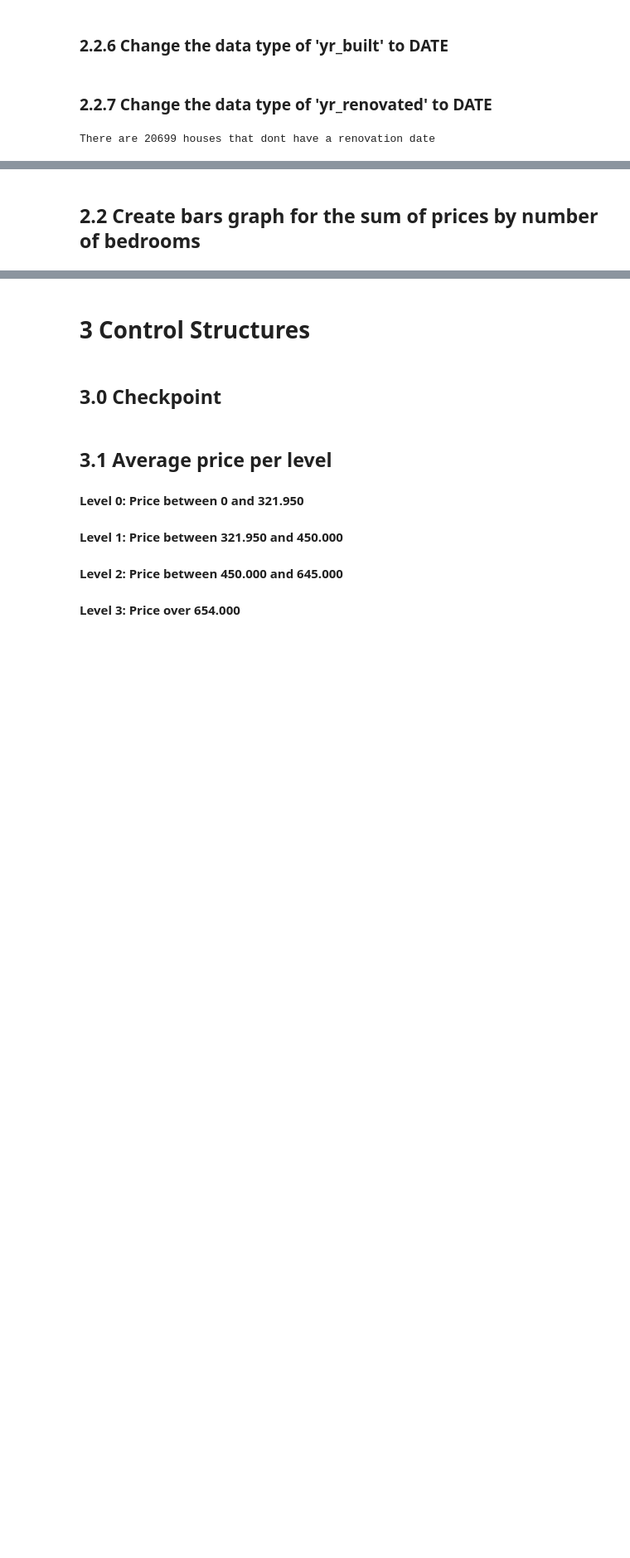
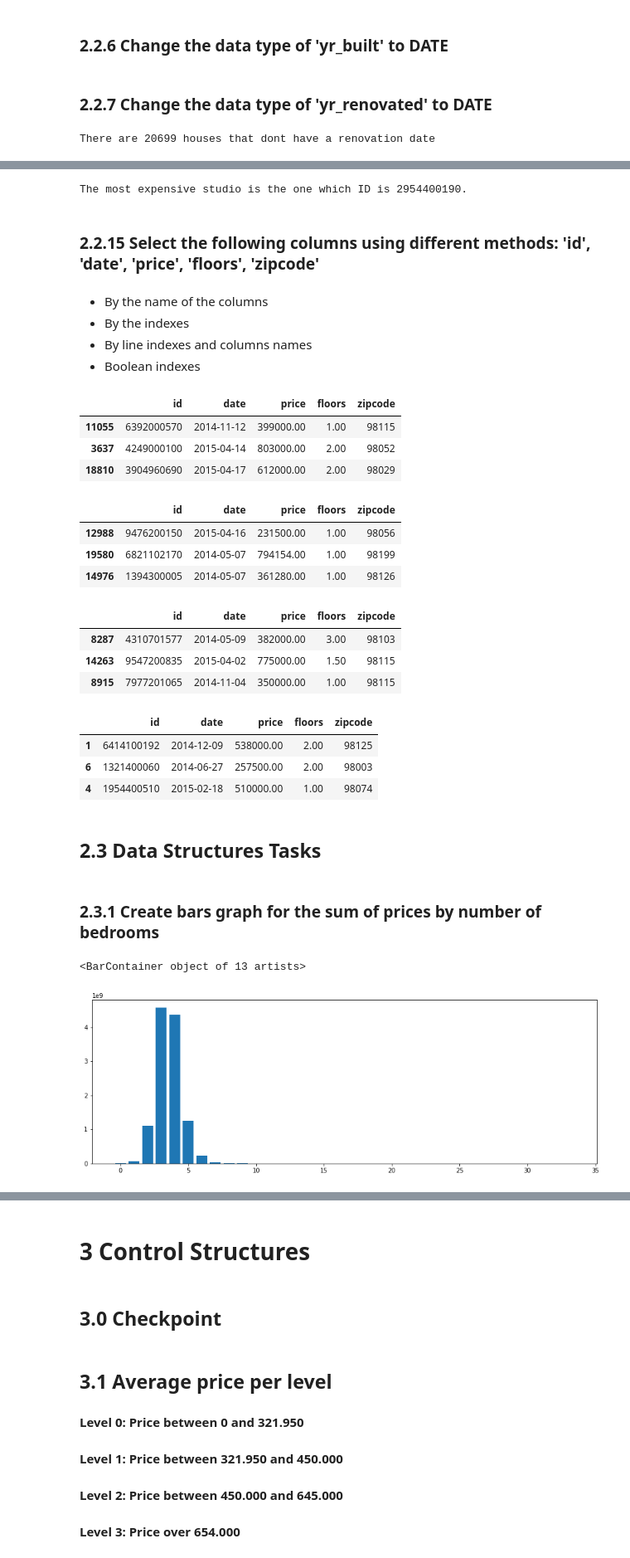
Before and after one commit to guillenery/house-sales-data-analysis, a Jupyter notebook: m03_house_sales_prediction_data_manipulation.ipynb, the cells around one changed output, grey strips where cells are left out. Shown: that part at 83% size. Cells and saved outputs as stored; diff of their text form; code cells hidden in the pictures; blank space fills up the shorter version.

Commit message:
finished data manipulation tasks

```diff
--- a/m03_house_sales_prediction_data_manipulation.ipynb
+++ b/m03_house_sales_prediction_data_manipulation.ipynb
@@ -369,6 +365,9 @@ The earliest renovation was on 1934.
+# %%
+#Ok, so first let's convert everything applying lambda
+df2['yr_renovated'] = df2['yr_renovated'].apply( lambda x: pd.to_datetime( x, format='%Y') if x > 0 else x )
 # %%
-# But, there where houses built before this date.
-min_yr_built = df2.yr_built.min()
-min_yr_built
+#Then, for all lines, let's compare this condition using a for loop and fill the zeros with the built date
 
-print('The earliest build date is {}.'.format(min_yr_built))
+for i in range(len (df2)):
+    if df2.loc[i, 'yr_renovated'] == 0:
+       df2.loc[i, 'yr_renovated'] = df2.loc[i, 'yr_built']
@@ -376,0 +440,57 @@ The earliest build date is 1900-01-01 00:00:00.
+# %%
+#First, we filter the studio apartments and rank them according to their price
+most_expensive_studio = df2.loc[df2['dormitory_type'] == 'studio', :].sort_values(by = 'price', ascending = False)
+most_expensive_studio = most_expensive_studio[['id', 'price']]
+
+#Next, we pick the first element in the rank
+print ('The most expensive studio is the one which ID is {}.'.format(most_expensive_studio.iloc[0, 0]))
+# %% [output]
+The most expensive studio is the one which ID is 2954400190.
+# %% [markdown]
+### 2.2.15 Select the following columns using different methods: 'id', 'date', 'price', 'floors', 'zipcode'
+# %% [markdown]
+<ul>
+<li>By the name of the columns</li>
+<li>By the indexes</li>
+<li>By line indexes and columns names</li>
+<li>Boolean indexes</li>
+</ul>
+# %%
+#By the name of the columns
+df3 = df2[['id', 'date', 'price', 'floors', 'zipcode']]
+df3.sample(3)
+# %% [output]
+|  | id | date | price | floors | zipcode |
+| 11055 | 6392000570 | 2014-11-12 | 399000.00 | 1.00 | 98115 |
+| 3637 | 4249000100 | 2015-04-14 | 803000.00 | 2.00 | 98052 |
+| 18810 | 3904960690 | 2015-04-17 | 612000.00 | 2.00 | 98029 |
+# %%
+#By the indexes
+df4 = df2.iloc[:, [0, 1, 2, 7, 16]]
+df4.sample(3)
+# %% [output]
+|  | id | date | price | floors | zipcode |
+| 12988 | 9476200150 | 2015-04-16 | 231500.00 | 1.00 | 98056 |
+| 19580 | 6821102170 | 2014-05-07 | 794154.00 | 1.00 | 98199 |
+| 14976 | 1394300005 | 2014-05-07 | 361280.00 | 1.00 | 98126 |
+# %%
+#By line indexes and columns names
+df5 = df2.loc[:, ['id', 'date', 'price', 'floors', 'zipcode']]
+df5.sample(3)
+# %% [output]
+|  | id | date | price | floors | zipcode |
+| 8287 | 4310701577 | 2014-05-09 | 382000.00 | 3.00 | 98103 |
+| 14263 | 9547200835 | 2015-04-02 | 775000.00 | 1.50 | 98115 |
+| 8915 | 7977201065 | 2014-11-04 | 350000.00 | 1.00 | 98115 |
+# %%
+#By boolean indexes
+i = [True, True, True, False, False, False, False, True,False,False,False,False,False,False,False,False, True, False,False,False,False,False ]
+df6 = df2.iloc[0:10, i]
+df6.sample(3)
+# %% [output]
+|  | id | date | price | floors | zipcode |
+| 1 | 6414100192 | 2014-12-09 | 538000.00 | 2.00 | 98125 |
+| 6 | 1321400060 | 2014-06-27 | 257500.00 | 2.00 | 98003 |
+| 4 | 1954400510 | 2015-02-18 | 510000.00 | 1.00 | 98074 |
+# %% [markdown]
+## 2.3 Data Structures Tasks
@@ -377,10 +499,13 @@ The earliest build date is 1900-01-01 00:00:00.
 # %% [markdown]
-## 2.2 Create bars graph for the sum of prices by number of bedrooms
+### 2.3.1 Create bars graph for the sum of prices by number of bedrooms
 # %%
 #The first mission is to group the places by the number os bedrooms. Then, I sum them and plot in a graph.
-rooms_grouped = df1['price'].groupby(df1['bedrooms']).sum().reset_index()
+rooms_grouped = df2['price'].groupby(df2['bedrooms']).sum().reset_index()
 #Adjust figure size to a better view
 plt.figure(figsize = (15,5))
 ax = plt.bar(rooms_grouped['bedrooms'], rooms_grouped['price'] )
 ax
+# %% [output]
+<BarContainer object of 13 artists>
+[figure, added]
 # %% [markdown]
```
Also changed, not shown: parts of 30 cells of this notebook, 1 other file.
